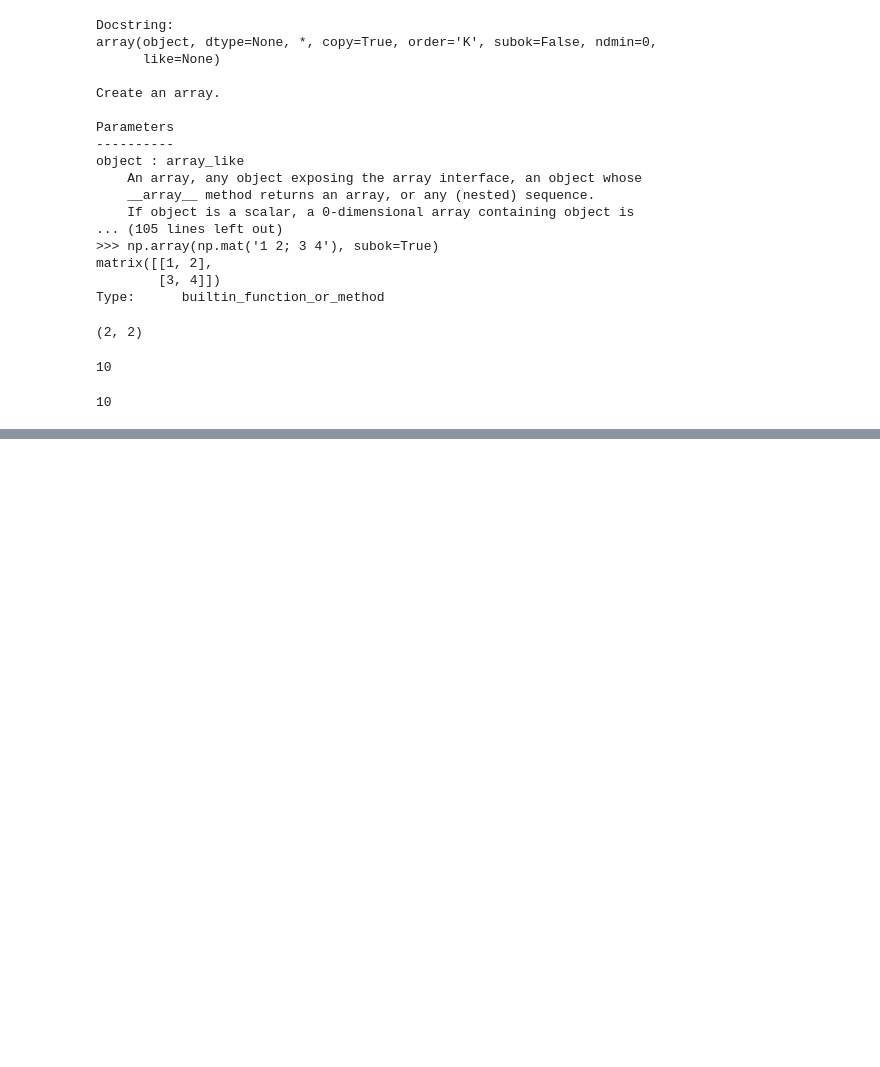
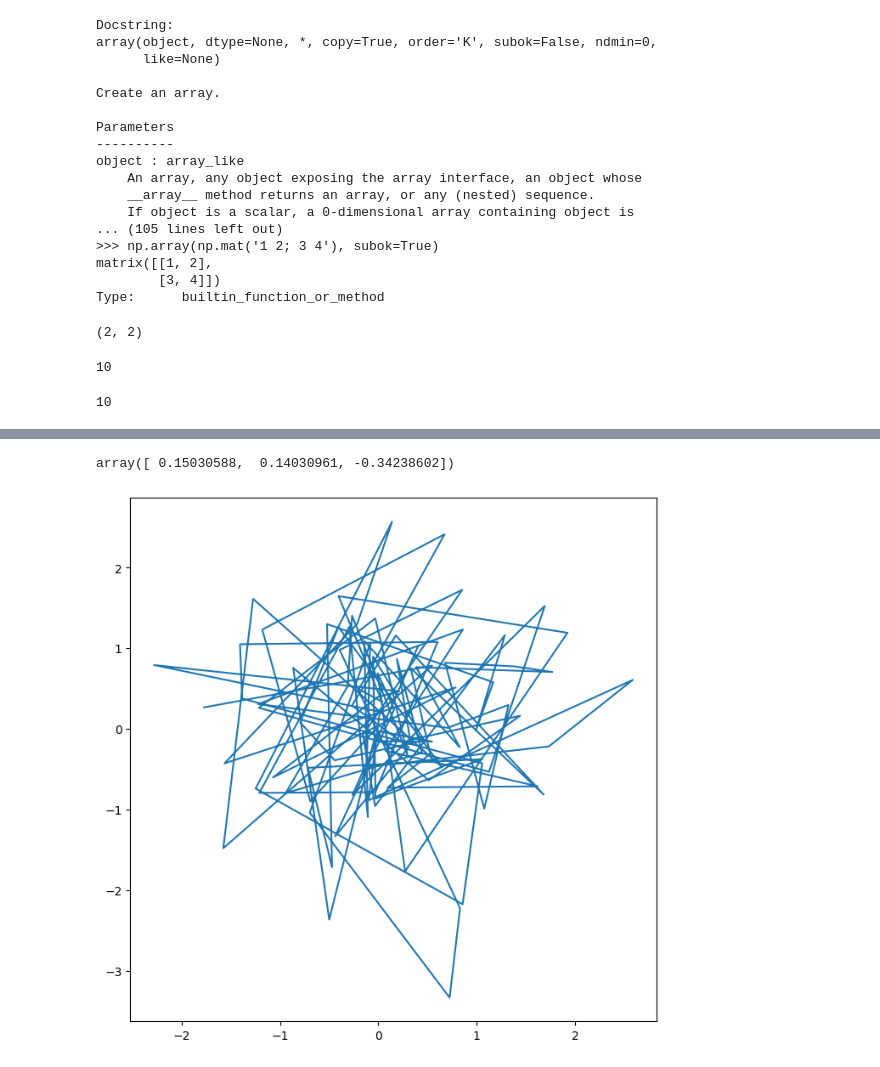
Before and after one commit to FenilMavani/DataAnlytics, a Jupyter notebook: chapter2.ipynb, the cells around one changed output, grey strips where cells are left out. Saved outputs shown, nothing was run; the diff lists cells and outputs as text; code cells hidden in the pictures; blank space fills up the shorter version.

Commit message:
Graph

```diff
--- a/chapter2.ipynb
+++ b/chapter2.ipynb
@@ -119,0 +126,4 @@ print(rng2.normal(scale=5,size=2)
+# %%
+rng = np.random.default_rng(3)
+y= rng.standard_normal(10)
+np.mean(y)
@@ -119,0 +154,13 @@ print(rng2.normal(scale=5,size=2)
+# %%
+X.mean(axis=0)
+# %% [output]
+array([ 0.15030588,  0.14030961, -0.34238602])
+# %%
+#Graphs
+from matplotlib.pyplot import subplots
+fig, ax = subplots(figsize=(8, 8))
+x = rng.standard_normal(100)
+y = rng.standard_normal(100)
+ax.plot(x,y);
+# %% [output]
+[figure, added]
```
Also changed, not shown: parts of 13 cells of this notebook.
